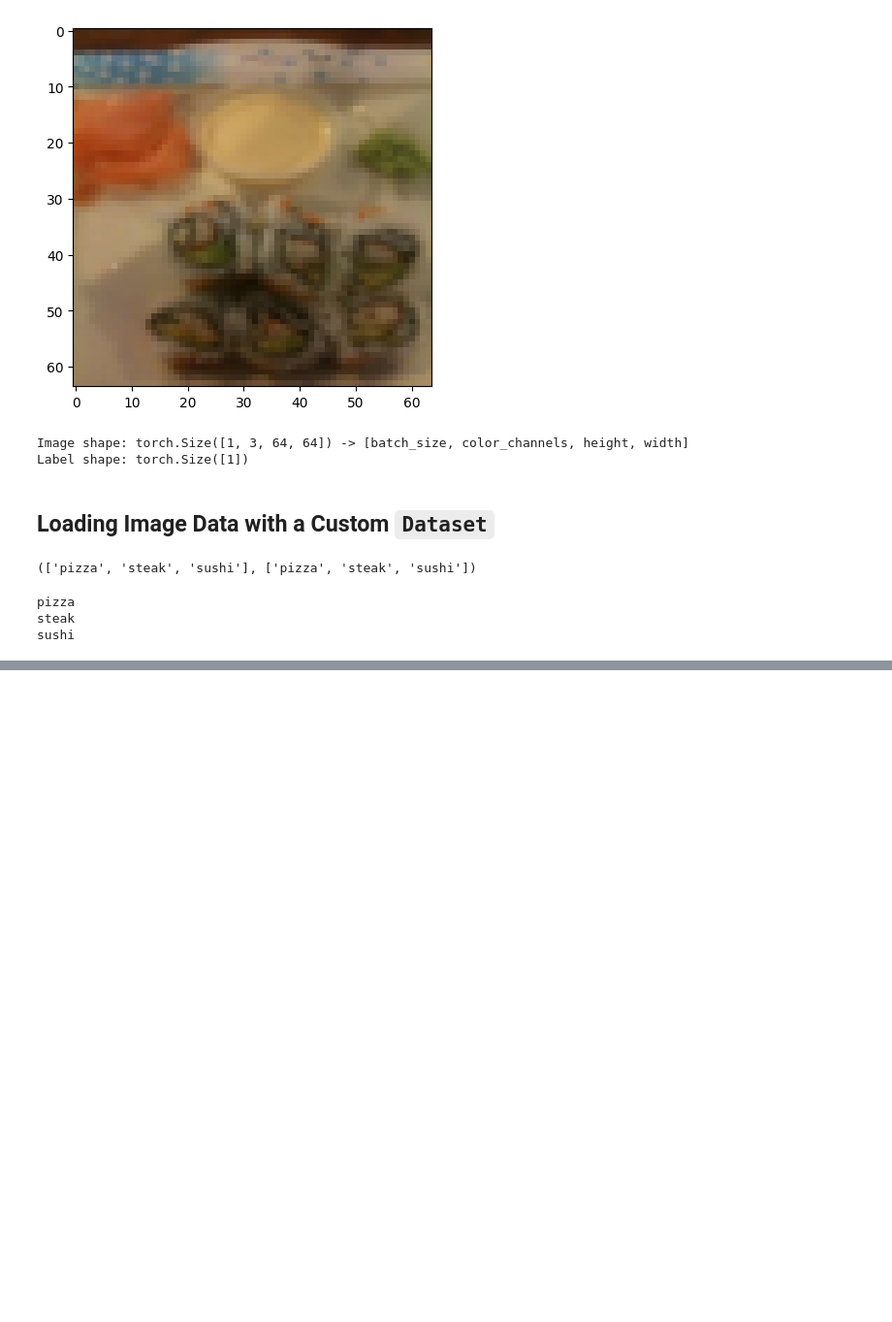
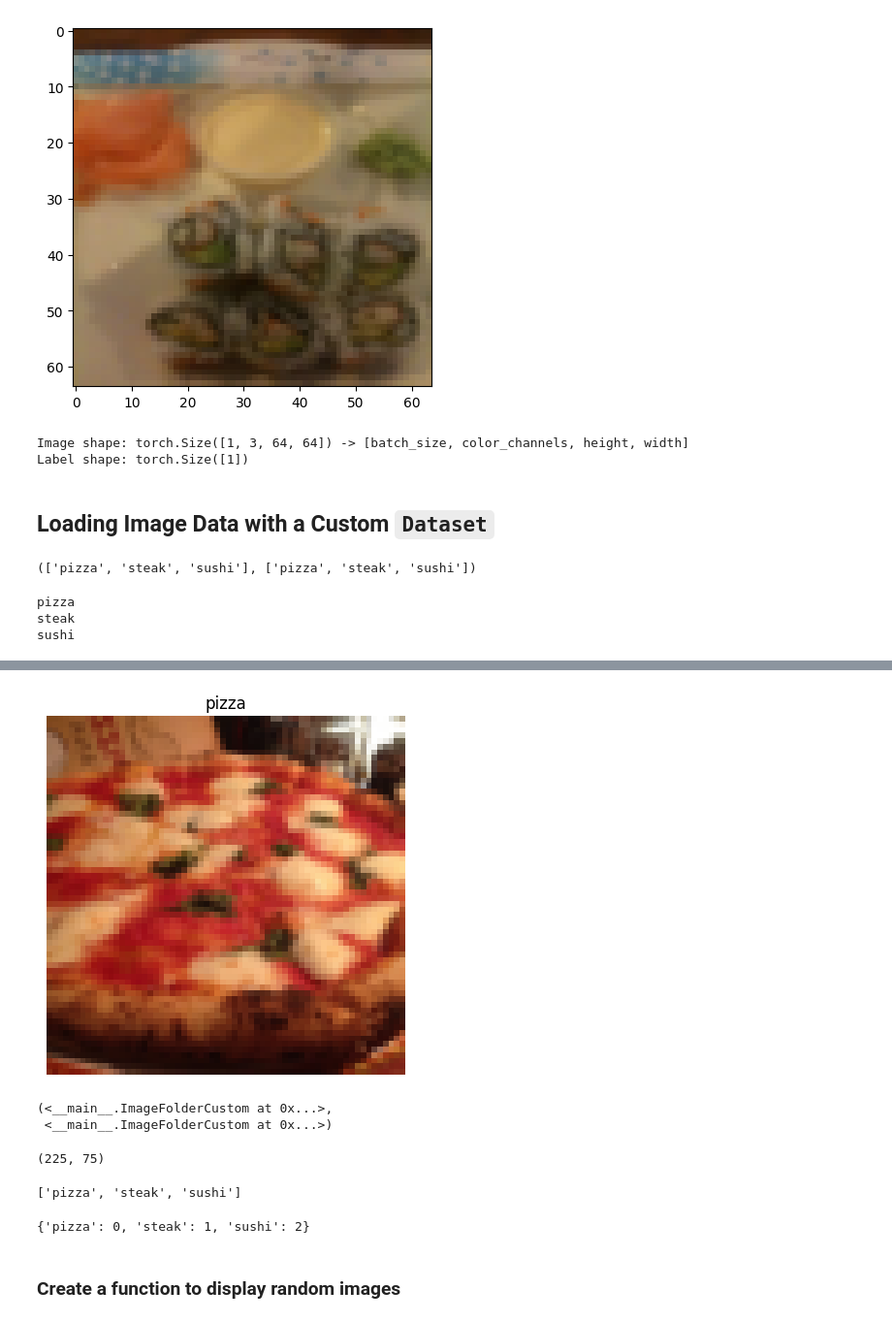
Before and after one commit to Kamaljit12/pytorch-tutorial, a Jupyter notebook: practice/04_custom_datasets.ipynb, the cells around one changed output, grey strips where cells are left out. Shown at 97% size. Cells and saved outputs as stored; diff of their text form; code cells hidden in the pictures; blank space fills up the shorter version.

```diff
--- a/practice/04_custom_datasets.ipynb
+++ b/practice/04_custom_datasets.ipynb
@@ -375,0 +453,9 @@ classes = sorted(enrty.name for enrty in os.scandir(root_path) if enrty.is_dir()
+# %%
+custom_loader = ImageFolderCustom(target_dir=root_path, transform=transforms)
+# %%
+img, label = custom_loader.__getitem__(index=1)
+plt.imshow(img.permute(1, 2, 0))
+plt.title(class_names[label])
+plt.axis("off");
+# %% [output]
+[figure, added]
@@ -375,0 +480,25 @@ classes = sorted(enrty.name for enrty in os.scandir(root_path) if enrty.is_dir()
+# %%
+train_data_custom = ImageFolderCustom(target_dir=root_dir/"train",
+                                      transform=train_transforms)
+
+test_data_custom = ImageFolderCustom(target_dir=root_dir/"test",
+                                     transform=test_transforms)
+
+train_data_custom, test_data_custom
+# %% [output]
+(<__main__.ImageFolderCustom at 0x...>,
+ <__main__.ImageFolderCustom at 0x...>)
+# %%
+len(train_data_custom), len(test_data_custom)
+# %% [output]
+(225, 75)
+# %%
+train_data_custom.classes
+# %% [output]
+['pizza', 'steak', 'sushi']
+# %%
+train_data_custom.class_to_idx
+# %% [output]
+{'pizza': 0, 'steak': 1, 'sushi': 2}
+# %% [markdown]
+### Create a function to display random images
```
Also changed, not shown: parts of 27 cells of this notebook, 1 other file.
